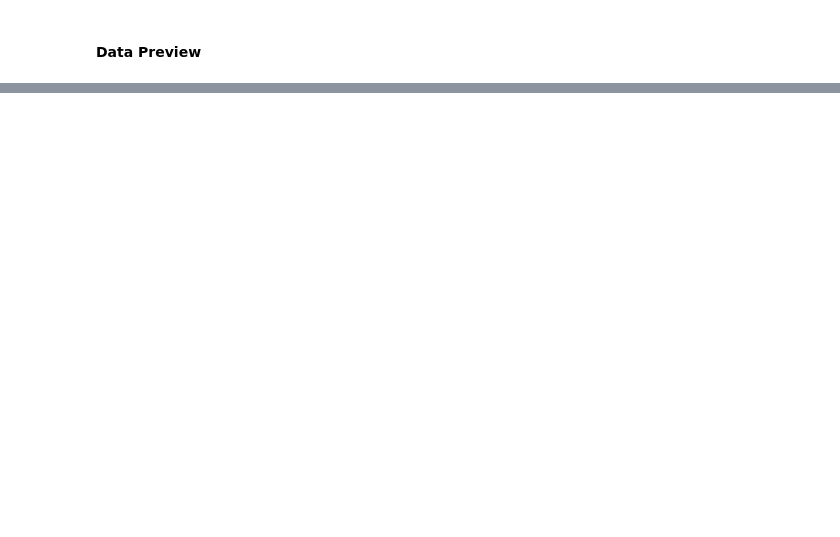
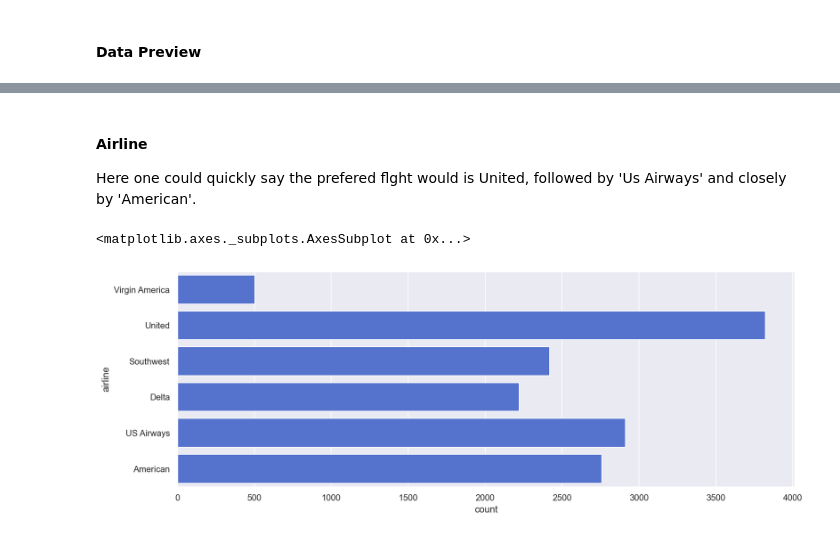
Before and after one commit to elie-wanko/ULMFiT_Sentiment, a Jupyter notebook: notebooks/ULMFiT Sentiment Analysis - EDA.ipynb, the cells around one changed output, grey strips where cells are left out. Saved outputs shown, nothing was run; the diff lists cells and outputs as text; code cells hidden in the pictures; blank space fills up the shorter version.

```diff
--- a/notebooks/ULMFiT Sentiment Analysis - EDA.ipynb
+++ b/notebooks/ULMFiT Sentiment Analysis - EDA.ipynb
@@ -59,0 +138,9 @@ memory usage: 1.7+ MB
+# %% [markdown]
+#### Airline
+Here one could quickly say the prefered flght would is United, followed by 'Us Airways' and closely by 'American'.
+# %%
+plt.figure(figsize=(14,5))
+sns.countplot(y='airline', data=df_data, color='royalblue')
+# %% [output]
+<matplotlib.axes._subplots.AxesSubplot at 0x...>
+[figure, added]
```
Also changed, not shown: parts of 23 cells of this notebook, 1 other file.
